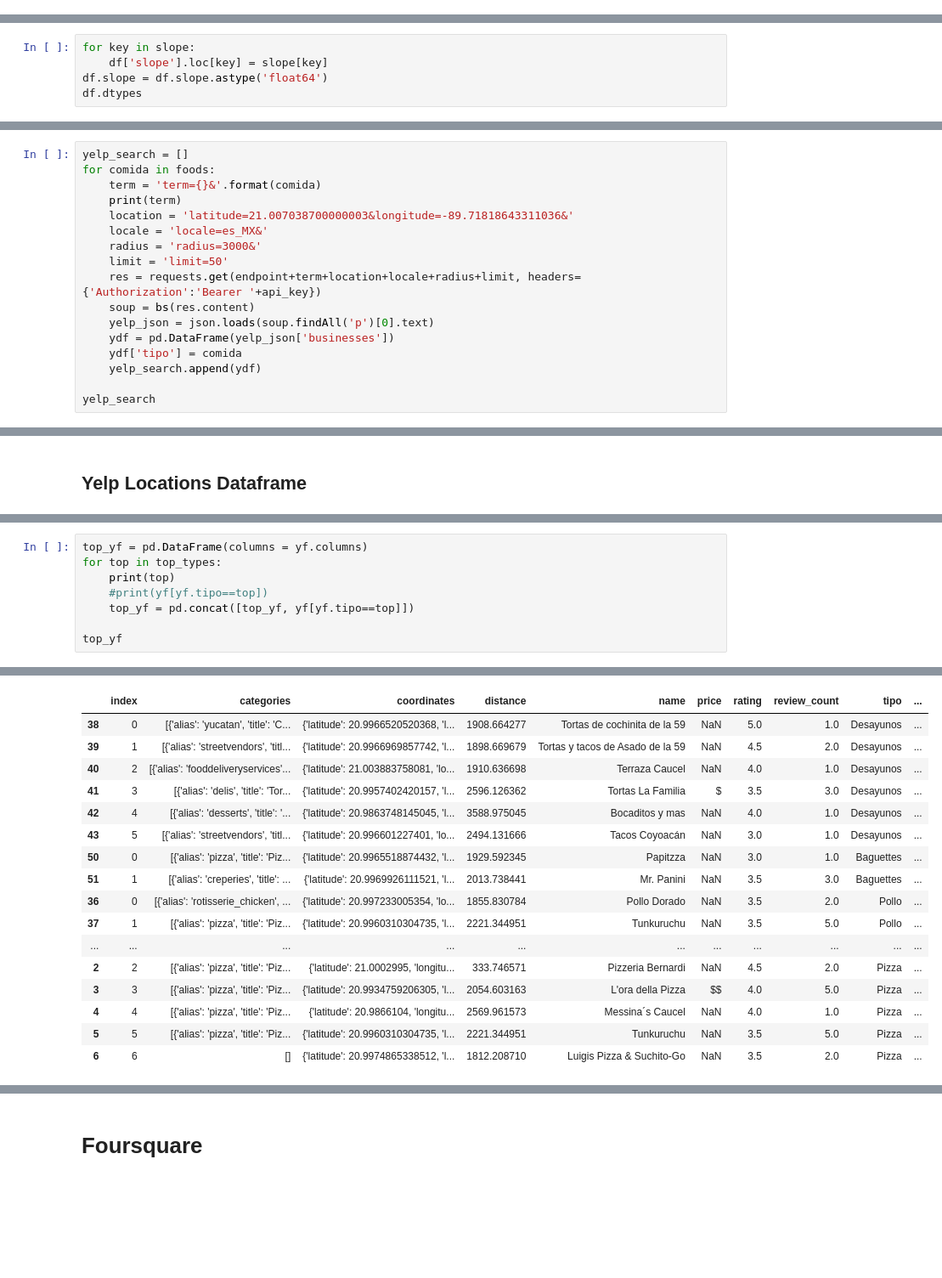
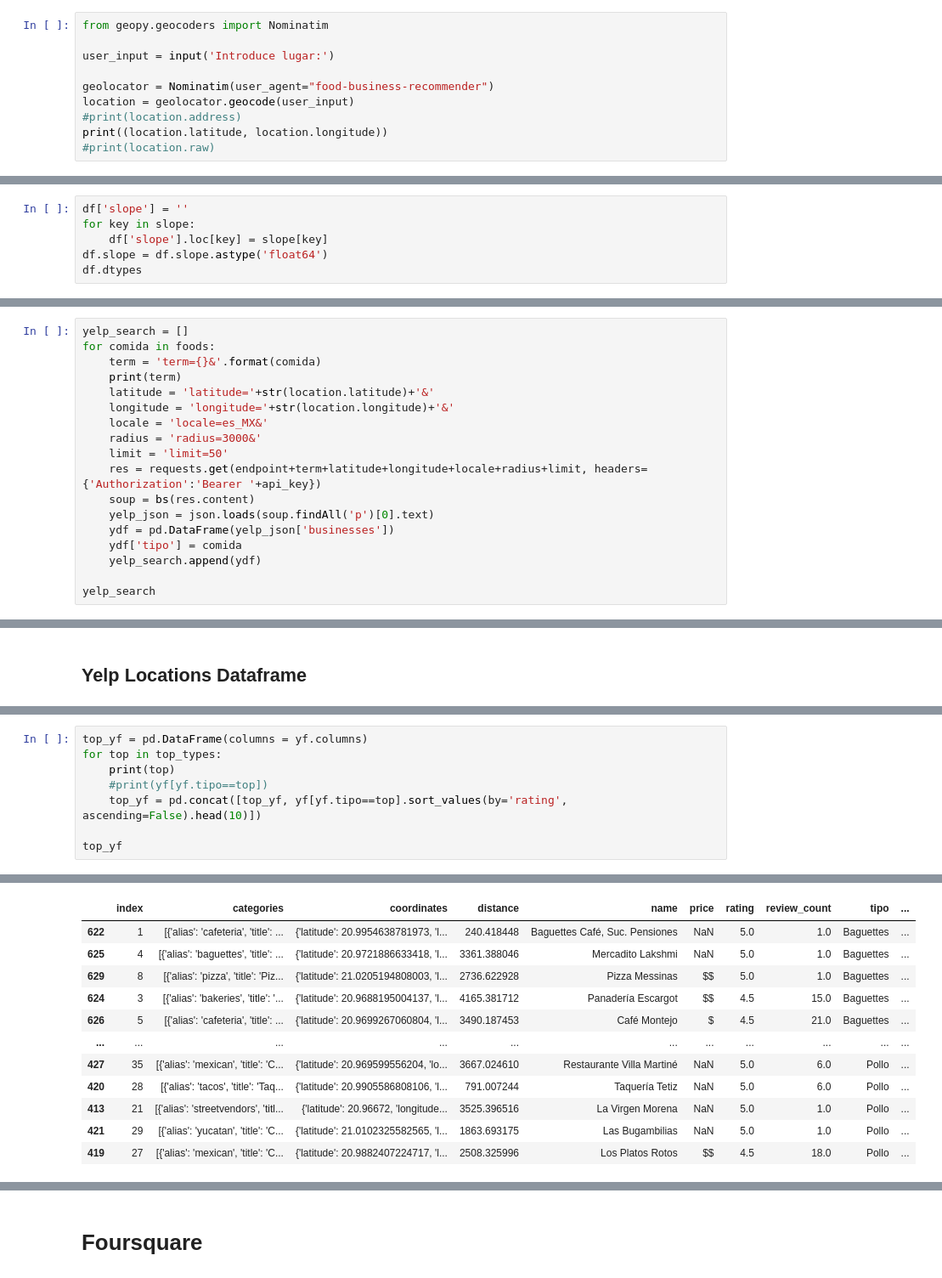
Before and after one commit to rossberto/food-business-recommender, a Jupyter notebook: Project.ipynb, the cells around one changed output, grey strips where cells are left out. Shown at 85% size. Saved outputs shown, nothing was run; the diff lists cells and outputs as text; blank space fills up the shorter version.

Commit message:
User input for location

```diff
--- a/Project.ipynb
+++ b/Project.ipynb
@@ -99,0 +102,10 @@ df.head()
+# %%
+from geopy.geocoders import Nominatim
+
+user_input = input('Introduce lugar:')
+
+geolocator = Nominatim(user_agent="food-business-recommender")
+location = geolocator.geocode(user_input)
+#print(location.address)
+print((location.latitude, location.longitude))
+#print(location.raw)
@@ -290,4 +320,5 @@ slope
 # %%
+df['slope'] = ''
 for key in slope:
     df['slope'].loc[key] = slope[key]
 df.slope = df.slope.astype('float64')
@@ -324,11 +357,12 @@ yelp_search = []
 for comida in foods:
     term = 'term={}&'.format(comida)
     print(term)
-    location = 'latitude=21.007038700000003&longitude=-89.71818643311036&'
+    latitude = 'latitude='+str(location.latitude)+'&'
+    longitude = 'longitude='+str(location.longitude)+'&'
     locale = 'locale=es_MX&'
     radius = 'radius=3000&'
     limit = 'limit=50'
-    res = requests.get(endpoint+term+location+locale+radius+limit, headers={'Authorization':'Bearer '+api_key})
+    res = requests.get(endpoint+term+latitude+longitude+locale+radius+limit, headers={'Authorization':'Bearer '+api_key})
     soup = bs(res.content)
     yelp_json = json.loads(soup.findAll('p')[0].text)
     ydf = pd.DataFrame(yelp_json['businesses'])
@@ -602,7 +644,7 @@ top_yf = pd.DataFrame(columns = yf.columns)
 for top in top_types:
     print(top)
     #print(yf[yf.tipo==top])
-    top_yf = pd.concat([top_yf, yf[yf.tipo==top]])
+    top_yf = pd.concat([top_yf, yf[yf.tipo==top].sort_values(by='rating', ascending=False).head(10)])
 
 top_yf
 # %% [output]
@@ -614,17 +656,12 @@ Pizza
 |  | index | categories | coordinates | distance | name | price | rating | review_count | tipo | ... |
-| 38 | 0 | [{'alias': 'yucatan', 'title': 'C... | {'latitude': 20.9966520520368, 'l... | 1908.664277 | Tortas de cochinita de la 59 | NaN | 5.0 | 1.0 | Desayunos | ... |
-| 39 | 1 | [{'alias': 'streetvendors', 'titl... | {'latitude': 20.9966969857742, 'l... | 1898.669679 | Tortas y tacos de Asado de la 59 | NaN | 4.5 | 2.0 | Desayunos | ... |
-| 40 | 2 | [{'alias': 'fooddeliveryservices'... | {'latitude': 21.003883758081, 'lo... | 1910.636698 | Terraza Caucel | NaN | 4.0 | 1.0 | Desayunos | ... |
-| 41 | 3 | [{'alias': 'delis', 'title': 'Tor... | {'latitude': 20.9957402420157, 'l... | 2596.126362 | Tortas La Familia | $ | 3.5 | 3.0 | Desayunos | ... |
-| 42 | 4 | [{'alias': 'desserts', 'title': '... | {'latitude': 20.9863748145045, 'l... | 3588.975045 | Bocaditos y mas | NaN | 4.0 | 1.0 | Desayunos | ... |
-| 43 | 5 | [{'alias': 'streetvendors', 'titl... | {'latitude': 20.996601227401, 'lo... | 2494.131666 | Tacos Coyoacán | NaN | 3.0 | 1.0 | Desayunos | ... |
-| 50 | 0 | [{'alias': 'pizza', 'title': 'Piz... | {'latitude': 20.9965518874432, 'l... | 1929.592345 | Papitzza | NaN | 3.0 | 1.0 | Baguettes | ... |
-| 51 | 1 | [{'alias': 'creperies', 'title': ... | {'latitude': 20.9969926111521, 'l... | 2013.738441 | Mr. Panini | NaN | 3.5 | 3.0 | Baguettes | ... |
-| 36 | 0 | [{'alias': 'rotisserie_chicken', ... | {'latitude': 20.997233005354, 'lo... | 1855.830784 | Pollo Dorado | NaN | 3.5 | 2.0 | Pollo | ... |
-| 37 | 1 | [{'alias': 'pizza', 'title': 'Piz... | {'latitude': 20.9960310304735, 'l... | 2221.344951 | Tunkuruchu | NaN | 3.5 | 5.0 | Pollo | ... |
+| 622 | 1 | [{'alias': 'cafeteria', 'title': ... | {'latitude': 20.9954638781973, 'l... | 240.418448 | Baguettes Café, Suc. Pensiones | NaN | 5.0 | 1.0 | Baguettes | ... |
+| 625 | 4 | [{'alias': 'baguettes', 'title': ... | {'latitude': 20.9721886633418, 'l... | 3361.388046 | Mercadito Lakshmi | NaN | 5.0 | 1.0 | Baguettes | ... |
+| 629 | 8 | [{'alias': 'pizza', 'title': 'Piz... | {'latitude': 21.0205194808003, 'l... | 2736.622928 | Pizza Messinas | $$ | 5.0 | 1.0 | Baguettes | ... |
+| 624 | 3 | [{'alias': 'bakeries', 'title': '... | {'latitude': 20.9688195004137, 'l... | 4165.381712 | Panadería Escargot | $$ | 4.5 | 15.0 | Baguettes | ... |
+| 626 | 5 | [{'alias': 'cafeteria', 'title': ... | {'latitude': 20.9699267060804, 'l... | 3490.187453 | Café Montejo | $ | 4.5 | 21.0 | Baguettes | ... |
 | ... | ... | ... | ... | ... | ... | ... | ... | ... | ... | ... |
-| 2 | 2 | [{'alias': 'pizza', 'title': 'Piz... | {'latitude': 21.0002995, 'longitu... | 333.746571 | Pizzeria Bernardi | NaN | 4.5 | 2.0 | Pizza | ... |
-| 3 | 3 | [{'alias': 'pizza', 'title': 'Piz... | {'latitude': 20.9934759206305, 'l... | 2054.603163 | L'ora della Pizza | $$ | 4.0 | 5.0 | Pizza | ... |
-| 4 | 4 | [{'alias': 'pizza', 'title': 'Piz... | {'latitude': 20.9866104, 'longitu... | 2569.961573 | Messina´s Caucel | NaN | 4.0 | 1.0 | Pizza | ... |
-| 5 | 5 | [{'alias': 'pizza', 'title': 'Piz... | {'latitude': 20.9960310304735, 'l... | 2221.344951 | Tunkuruchu | NaN | 3.5 | 5.0 | Pizza | ... |
-| 6 | 6 | [] | {'latitude': 20.9974865338512, 'l... | 1812.208710 | Luigis Pizza & Suchito-Go | NaN | 3.5 | 2.0 | Pizza | ... |
+| 427 | 35 | [{'alias': 'mexican', 'title': 'C... | {'latitude': 20.969599556204, 'lo... | 3667.024610 | Restaurante Villa Martiné | NaN | 5.0 | 6.0 | Pollo | ... |
+| 420 | 28 | [{'alias': 'tacos', 'title': 'Taq... | {'latitude': 20.9905586808106, 'l... | 791.007244 | Taquería Tetiz | NaN | 5.0 | 6.0 | Pollo | ... |
+| 413 | 21 | [{'alias': 'streetvendors', 'titl... | {'latitude': 20.96672, 'longitude... | 3525.396516 | La Virgen Morena | NaN | 5.0 | 1.0 | Pollo | ... |
+| 421 | 29 | [{'alias': 'yucatan', 'title': 'C... | {'latitude': 21.0102325582565, 'l... | 1863.693175 | Las Bugambilias | NaN | 5.0 | 1.0 | Pollo | ... |
+| 419 | 27 | [{'alias': 'mexican', 'title': 'C... | {'latitude': 20.9882407224717, 'l... | 2508.325996 | Los Platos Rotos | $$ | 4.5 | 18.0 | Pollo | ... |
```
Also changed, not shown: parts of 37 cells of this notebook, 1 other file.
